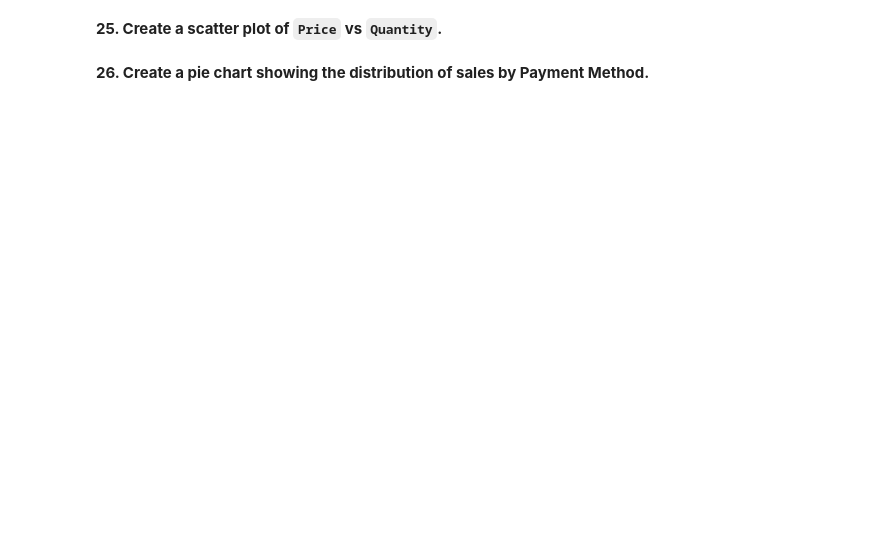
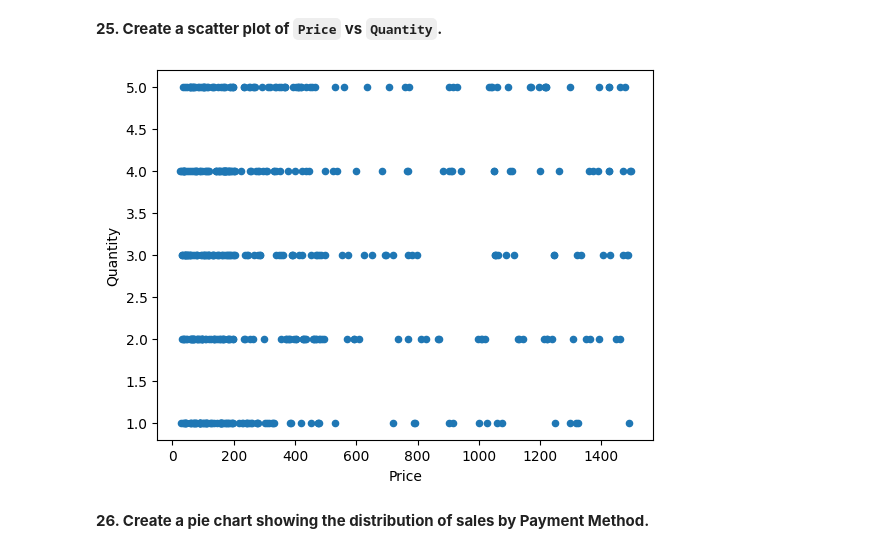
Before and after one commit to francisganapin/Practice_DataScience, a Jupyter notebook: day34/day34.ipynb, the cells around one changed output. Cells and saved outputs as stored; diff of their text form; code cells hidden in the pictures; blank space fills up the shorter version.

```diff
--- a/day34/day34.ipynb
+++ b/day34/day34.ipynb
@@ -366,4 +394,11 @@ print(pd.DataFame(price_greater_than_500[['Product','Price']]))
 # %% [markdown]
 **25. Create a scatter plot of `Price` vs `Quantity`.**
+# %%
+scatter_plot = df[['Price','Quantity']]
+
+scatter_plot.plot(kind='scatter', x='Price', y='Quantity')
+plt.show()
+# %% [output]
+[figure, added]
 # %% [markdown]
 **26. Create a pie chart showing the distribution of sales by Payment Method.**
```
Also changed, not shown: parts of 12 cells of this notebook, 4 other files.
